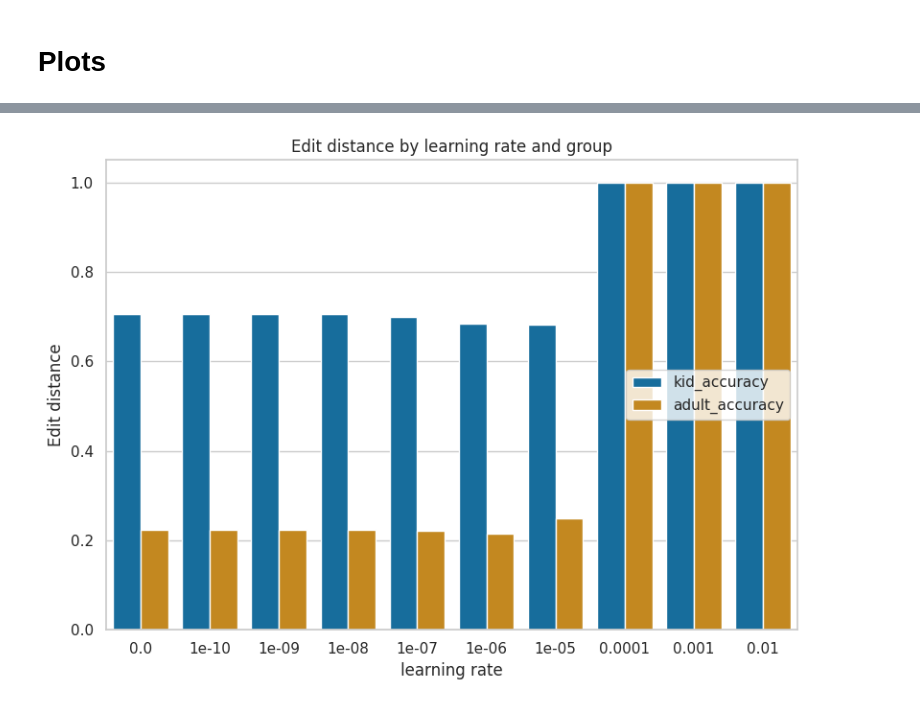
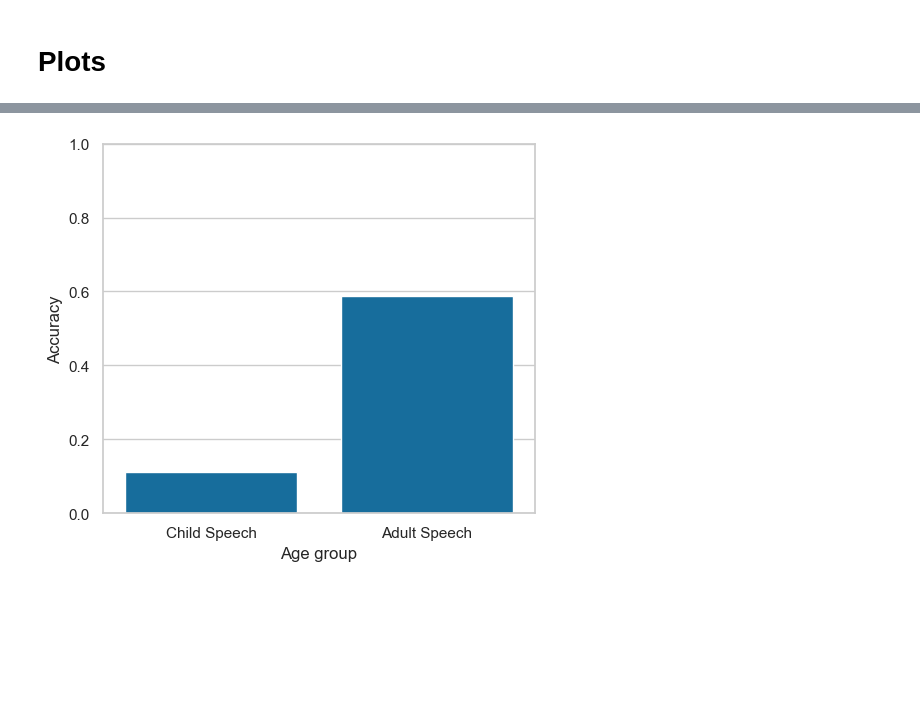
Before and after one commit to rdestaci/ASR_ChildSpeechAdapation, a Jupyter notebook: evaluation.ipynb, the cells around one changed output, grey strips where cells are left out. Saved outputs shown, nothing was run; the diff lists cells and outputs as text; code cells hidden in the pictures; blank space fills up the shorter version.

```diff
--- a/evaluation.ipynb
+++ b/evaluation.ipynb
@@ -312,18 +319,19 @@ plt.show()
-# %%
-# changing learning rate by an order of magnitude (decrease learning rate logarithmically)
-plt.figure(figsize=(10, 6))
-sns.barplot(accuracy_df, x = 'learning_rate', y= 'mean_edit_distance', hue='group')
-plt.title("Edit distance by learning rate and group")
-plt.xlabel('learning rate')
-plt.ylabel("Edit distance")
-plt.legend(loc='center right', bbox_to_anchor=(1, 0.5))
-plt.tight_layout()
-plt.subplots_adjust(right=0.8)  # shift plot to the left to make space
-fig = plt.gcf()
-
-# Save the figure
-fig.savefig('edit_distance_bar.png', dpi=300)
-
-plt.show()
-# %% [output]
-[figure, removed]
+# %%
+baseline_df = accuracy_df.head(2)
+
+sns.barplot(baseline_df, x = 'group', y= 'accuracy')
+#plt.title("Baseline wav2vec2-base-960h Accuracy by Age Group")
+plt.xlabel('Age group')
+plt.xticks(ticks=baseline_df['group'], labels=['Child Speech', 'Adult Speech'])
+plt.ylabel("Accuracy")
+plt.ylim(0.0, 1.0)
+plt.subplots_adjust(right=0.8)  # shift plot to the left to make space
+
+fig = plt.gcf()
+
+# Save the figure
+fig.savefig('accuracy_bar.png', dpi=300)
+
+plt.show()
+# %% [output]
+[figure, added]
```
Also changed, not shown: parts of 26 cells of this notebook, 23 other files.
